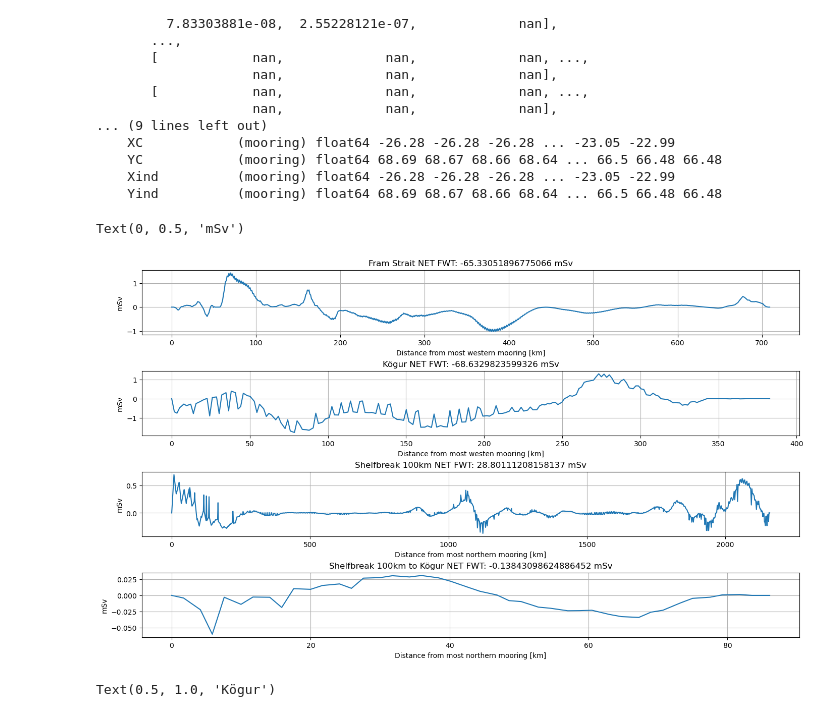
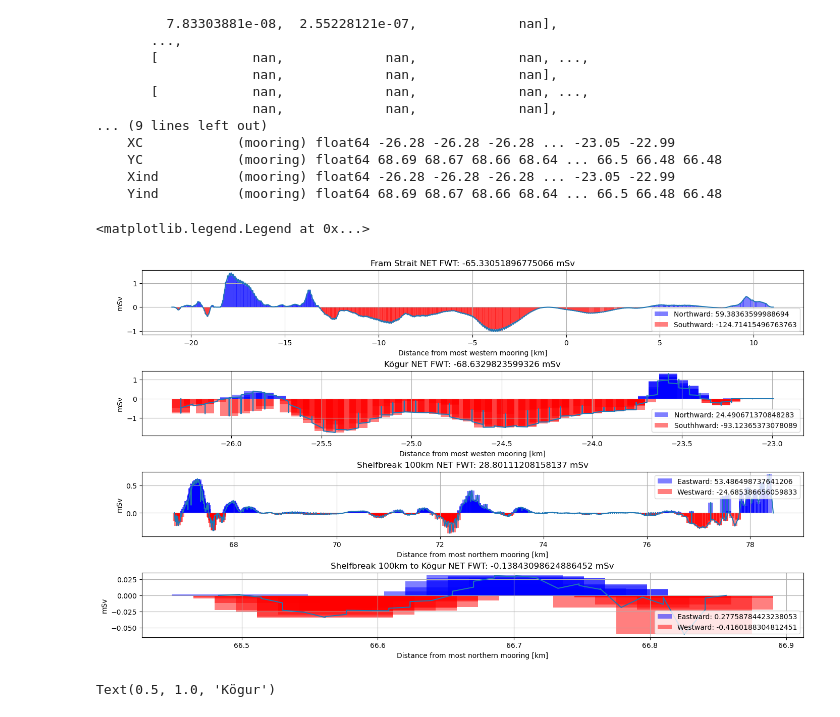
Before and after one commit to EirikKvamme/MScEirik, a Jupyter notebook: FreshWater/FW_budget_full.ipynb, the cells around one changed output. Cells and saved outputs as stored; diff of their text form; code cells hidden in the pictures.

Commit message:
Added bars for each direction and sum of each in legend. Also added 5 day low-pass filter to data

```diff
--- a/FreshWater/FW_budget_full.ipynb
+++ b/FreshWater/FW_budget_full.ipynb
@@ -101,7 +101,7 @@ Dropped variables: ['time_midp'].
   return cutout(self._od, **kwargs)
 Computing horizontal volume transport.
 # %%
-shelfExtendedKogur = FWT(mooringDataset=mooring_shelfExtended_kogur,ref_salinity=ref_salinity)
+shelfExtendedKogur_r = FWT(mooringDataset=mooring_shelfExtended_kogur,ref_salinity=ref_salinity)
 # %% [output]
 Cutting out the oceandataset.
 Time resampling drops variables on `time_midp` dimension.
@@ -109,7 +109,7 @@ Dropped variables: ['time_midp'].
   return cutout(self._od, **kwargs)
 Computing horizontal volume transport.
 # %%
-north = FWT(mooringDataset=mooring_north,ref_salinity=ref_salinity)
+north_r = FWT(mooringDataset=mooring_north,ref_salinity=ref_salinity)
 # %% [output]
 Cutting out the oceandataset.
 Time resampling drops variables on `time_midp` dimension.
@@ -141,34 +141,67 @@ array([[            nan, -2.54703283e-05, -2.72570931e-05, ...,
     YC            (mooring) float64 68.69 68.67 68.66 68.64 ... 66.5 66.48 66.48
     Xind          (mooring) float64 -26.28 -26.28 -26.28 ... -23.05 -22.99
     Yind          (mooring) float64 68.69 68.67 68.66 68.64 ... 66.5 66.48 66.48
+# %%
+# Hist variables
+kogur_ = kogur.sum(dim='Z')*1000
+kogur_h_p = kogur_.where(kogur_>0)
+kogur_h_n = kogur_.where(kogur_<0)
+
+north_ = north.sum(dim='Z')*1000
+north_h_p = north_.where(north_>0)
+north_h_n = north_.where(north_<0)
+
+shelfExtended_ = shelfExtended.sum(dim='Z')*1000
+shelfExtended_h_p = shelfExtended_.where(shelfExtended_>0)
+shelfExtended_h_n = shelfExtended_.where(shelfExtended_<0)
+
+shelfExtendedKogur_ = shelfExtendedKogur.sum(dim='Z')*1000
+shelfExtendedKogur_h_p = shelfExtendedKogur_.where(shelfExtendedKogur_>0)
+shelfExtendedKogur_h_n = shelfExtendedKogur_.where(shelfExtendedKogur_<0)
 # %%
 fig, (ax1,ax2,ax3,ax4) = plt.subplots(4,1,figsize=(14,8),layout='constrained')
-ax1.plot(north.mooring_dist,north.sum(dim='Z')*1000)
+ax1.plot(north.XC,north.sum(dim='Z')*1000)
 ax1.set_title(f'Fram Strait NET FWT: {north.sum(dim="Z").sum(dim="mooring").values*1000} mSv')
 ax1.grid()
+# Add hist
+# -->
+ax1.bar(north.XC, north_h_p, width=0.1, color='blue', alpha=0.5,label=f'Northward: {north_h_p.sum().values}')
+ax1.bar(north.XC, north_h_n, width=0.1, color='red', alpha=0.5,label=f'Southward: {north_h_n.sum().values}')
 ax1.set_xlabel('Distance from most western mooring [km]')
 ax1.set_ylabel('mSv')
+ax1.legend()
 
-ax2.plot(kogur.mooring_dist,kogur.sum(dim='Z')*1000)
+ax2.plot(kogur.XC,kogur.sum(dim='Z')*1000)
 ax2.set_title(f'Kögur NET FWT: {kogur.sum(dim="Z").sum(dim="mooring").values*1000} mSv')
 ax2.grid()
+# Add hist
+# -->
+ax2.bar(kogur.XC, kogur_h_p, width=0.1, color='blue', alpha=0.5,label=f'Northward: {kogur_h_p.sum().values}')
+ax2.bar(kogur.XC, kogur_h_n, width=0.1, color='red', alpha=0.5,label=f'Southhward: {kogur_h_n.sum().values}')
 ax2.set_xlabel('Distance from most westen mooring [km]')
 ax2.set_ylabel('mSv')
+ax2.legend()
 
-ax3.plot(shelfExtended.mooring_dist,shelfExtended.sum(dim='Z')*1000)
+ax3.plot(shelfExtended.YC,shelfExtended.sum(dim='Z')*1000)
 ax3.set_title(f'Shelfbreak 100km NET FWT: {shelfExtended.sum(dim="Z").sum(dim="mooring").values*1000} mSv')
 ax3.grid()
+ax3.bar(shelfExtended.YC, shelfExtended_h_p, width=0.1, color='blue', alpha=0.5,label=f'Eastward: {shelfExtended_h_p.sum().values}')
+ax3.bar(shelfExtended.YC, shelfExtended_h_n, width=0.1, color='red', alpha=0.5,label=f'Westward: {shelfExtended_h_n.sum().values}')
 ax3.set_xlabel('Distance from most northern mooring [km]')
 ax3.set_ylabel('mSv')
+ax3.legend()
 
-ax4.plot(shelfExtendedKogur.mooring_dist,shelfExtendedKogur.sum(dim='Z')*1000)
+ax4.plot(shelfExtendedKogur.YC,shelfExtendedKogur.sum(dim='Z')*1000)
 ax4.set_title(f'Shelfbreak 100km to Kögur NET FWT: {shelfExtendedKogur.sum(dim="Z").sum(dim="mooring").values*1000} mSv')
 ax4.grid()
+ax4.bar(shelfExtendedKogur.YC, shelfExtendedKogur_h_p, width=0.1, color='blue', alpha=0.5,label=f'Eastward: {shelfExtendedKogur_h_p.sum().values}')
+ax4.bar(shelfExtendedKogur.YC, shelfExtendedKogur_h_n, width=0.1, color='red', alpha=0.5,label=f'Westward: {shelfExtendedKogur_h_n.sum().values}')
 ax4.set_xlabel('Distance from most northern mooring [km]')
 ax4.set_ylabel('mSv')
+ax4.legend()
 # %% [output]
-Text(0, 0.5, 'mSv')
+<matplotlib.legend.Legend at 0x...>
-[figure, old version]
+[figure, new version]
 # %%
 fig, (ax1,ax2) = plt.subplots(2,1,figsize=(14,8),layout='constrained')
 mesh = ax1.pcolormesh(north.mooring,north.Z,north,cmap='seismic',vmin=-0.0001,vmax=0.0001)
```
Also changed, not shown: parts of 3 cells of this notebook, 1 other file.
